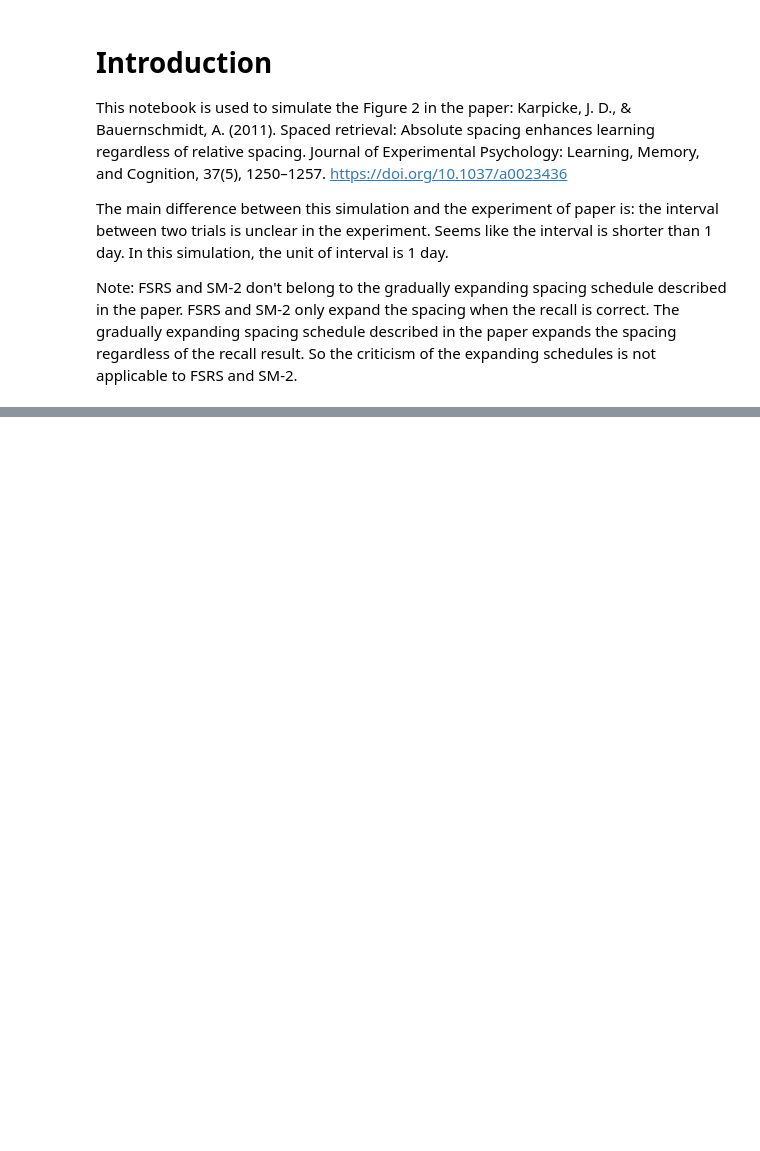
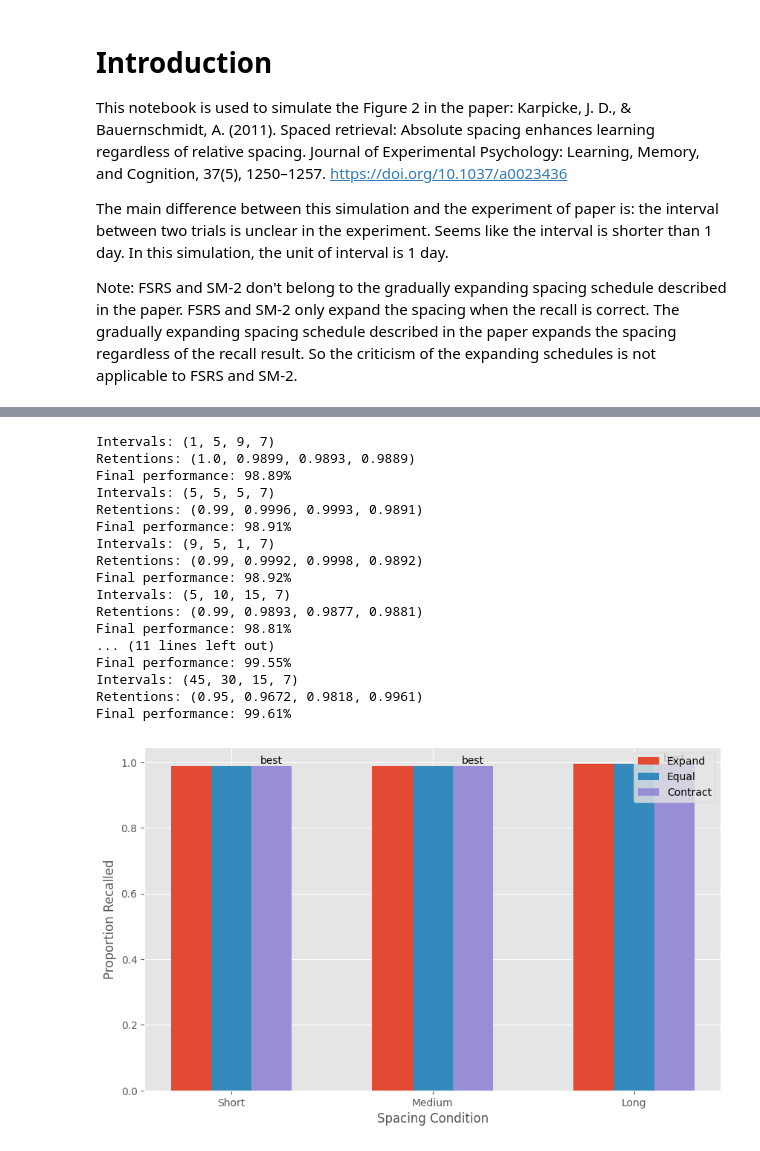
Before and after one commit to open-spaced-repetition/expanding-vs-uniform, a Jupyter notebook: notebook.ipynb, the cells around one changed output, grey strips where cells are left out. Drawn from its saved outputs; the diff is of its cells as text; code cells hidden in the pictures; blank space fills up the shorter version.

```diff
--- a/notebook.ipynb
+++ b/notebook.ipynb
@@ -148,0 +184,22 @@ The original figure 2 in the paper:
+# %%
+results = simulate(first_rating=3, test_interval=7)
+bar_chat(results)
+# %% [output]
+Intervals: (1, 5, 9, 7)
+Retentions: (1.0, 0.9899, 0.9893, 0.9889)
+Final performance: 98.89%
+Intervals: (5, 5, 5, 7)
+Retentions: (0.99, 0.9996, 0.9993, 0.9891)
+Final performance: 98.91%
+Intervals: (9, 5, 1, 7)
+Retentions: (0.99, 0.9992, 0.9998, 0.9892)
+Final performance: 98.92%
+Intervals: (5, 10, 15, 7)
+Retentions: (0.99, 0.9893, 0.9877, 0.9881)
+Final performance: 98.81%
+... (11 lines left out)
+Final performance: 99.55%
+Intervals: (45, 30, 15, 7)
+Retentions: (0.95, 0.9672, 0.9818, 0.9961)
+Final performance: 99.61%
+[figure, added]
```
Also changed, not shown: parts of 4 cells of this notebook, 1 other file.
